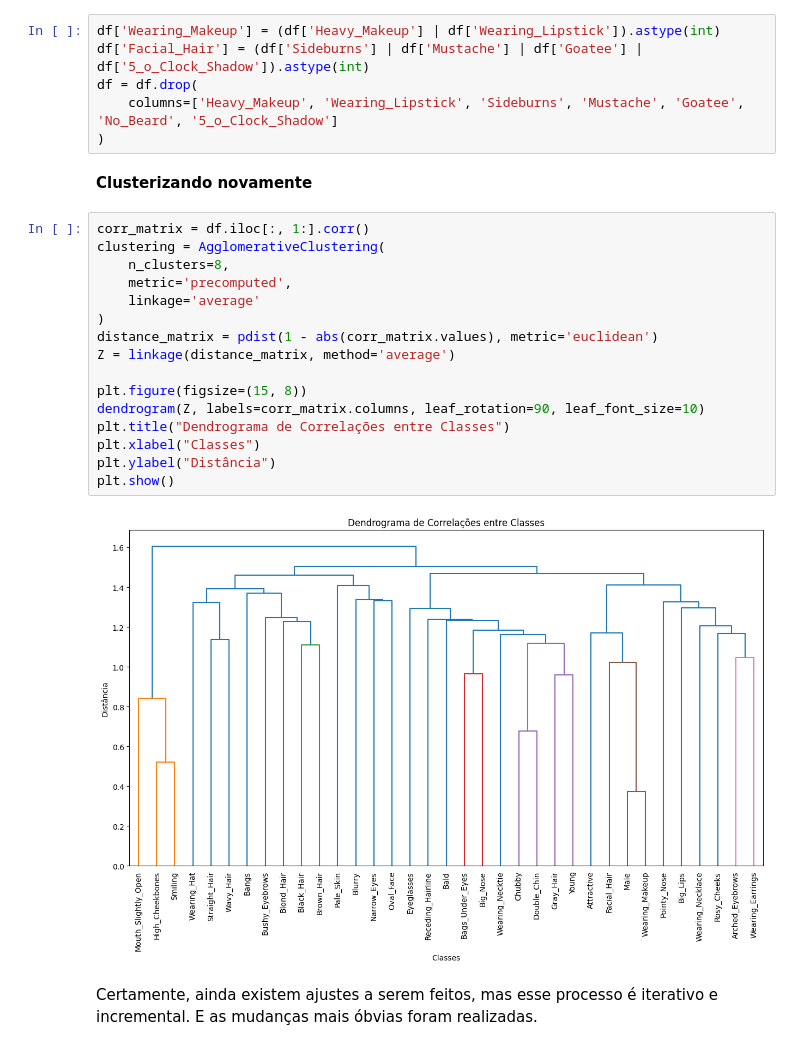
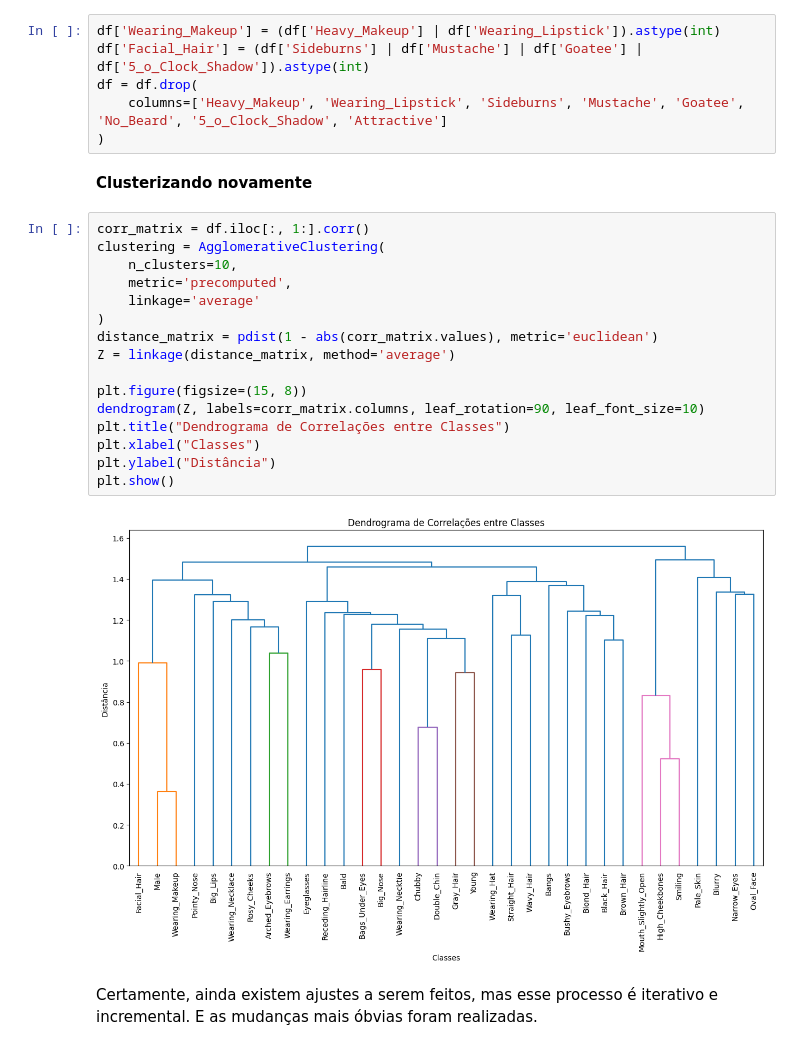
Before and after one commit to FlaviaLopes/dio-challenges-coding-the-future-with-baires-dev, a Jupyter notebook: projeto_1/Feature_Engineering_Celeb_A.ipynb, the cells around one changed output. Cells and saved outputs as stored; diff of their text form.

```diff
--- a/projeto_1/Feature_Engineering_Celeb_A.ipynb
+++ b/projeto_1/Feature_Engineering_Celeb_A.ipynb
@@ -116,28 +116,28 @@ __Aplicando as modificações__
 df['Wearing_Makeup'] = (df['Heavy_Makeup'] | df['Wearing_Lipstick']).astype(int)
 df['Facial_Hair'] = (df['Sideburns'] | df['Mustache'] | df['Goatee'] | df['5_o_Clock_Shadow']).astype(int)
 df = df.drop(
-    columns=['Heavy_Makeup', 'Wearing_Lipstick', 'Sideburns', 'Mustache', 'Goatee', 'No_Beard', '5_o_Clock_Shadow']
+    columns=['Heavy_Makeup', 'Wearing_Lipstick', 'Sideburns', 'Mustache', 'Goatee', 'No_Beard', '5_o_Clock_Shadow', 'Attractive']
 )
 # %% [markdown]
 __Clusterizando novamente__
 # %%
 corr_matrix = df.iloc[:, 1:].corr()
 clustering = AgglomerativeClustering(
-    n_clusters=8,
+    n_clusters=10,
     metric='precomputed',
     linkage='average'
 )
 distance_matrix = pdist(1 - abs(corr_matrix.values), metric='euclidean')
 Z = linkage(distance_matrix, method='average')
 
 plt.figure(figsize=(15, 8))
 dendrogram(Z, labels=corr_matrix.columns, leaf_rotation=90, leaf_font_size=10)
 plt.title("Dendrograma de Correlações entre Classes")
 plt.xlabel("Classes")
 plt.ylabel("Distância")
 plt.show()
 # %% [output]
-[figure, old version]
+[figure, new version]
 # %% [markdown]
 Certamente, ainda existem ajustes a serem feitos, mas esse processo é iterativo e incremental. E as mudanças mais óbvias foram realizadas.
 # %% [markdown]
```
Also changed, not shown: parts of 6 cells of this notebook.
